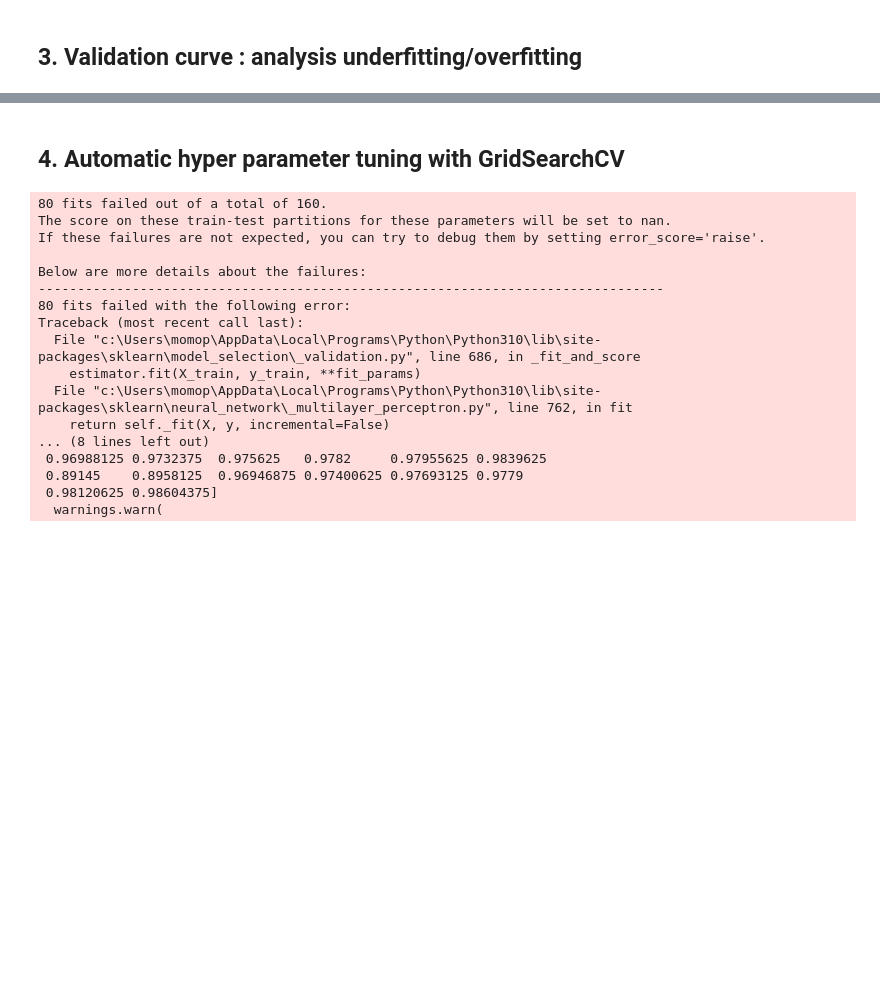
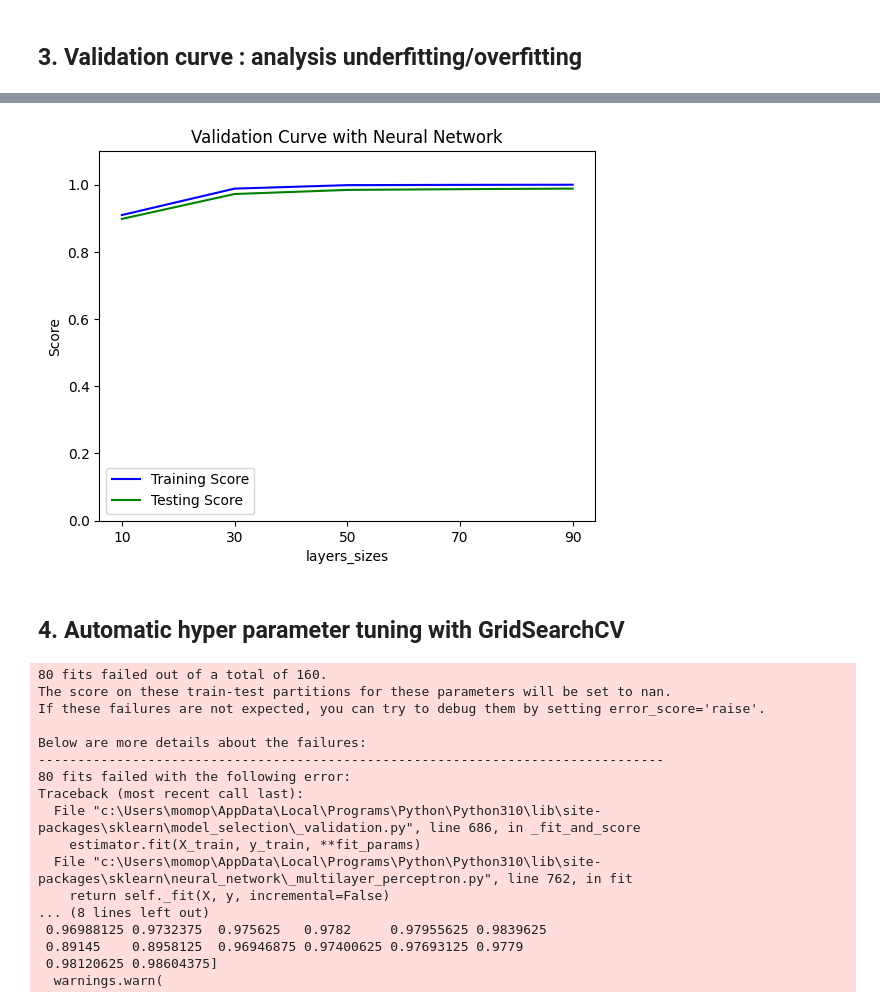
Before and after one commit to Quintus618/Classification-of-bacteria-among-ten-species-using-supervised-learning-techniques, a Jupyter notebook: Bacteria_Classification.ipynb, the cells around one changed output, grey strips where cells are left out. Cells and saved outputs as stored; diff of their text form; code cells hidden in the pictures; blank space fills up the shorter version.

```diff
--- a/Bacteria_Classification.ipynb
+++ b/Bacteria_Classification.ipynb
@@ -515,16 +521,26 @@ train_scores_std_NN = np.std(train_scores_NN, axis=1) # standard deviation of th
 test_scores_mean_NN = np.mean(test_scores_NN, axis=1) # mean of the test scores
 test_scores_std_NN = np.std(test_scores_NN, axis=1) # standard deviation of the test scores
 # %%
-# Plotting of validation curve for neural network on number of hidden layers
-plt.plot(tuple(map(str, param_n_layers)), train_scores_mean_NN,
+param_label = []
+for element in param_layers_sizes:
+    if type(element) is tuple:
+        tup_string = ', '.join([str(value) for value in element])
+    else:
+        tup_string = str(element)
+    param_label.append(tup_string)
+
+# Plotting of validation curve for neural network on size of hidden layers
+plt.plot(param_label, train_scores_mean_NN,
      label = "Training Score", color = 'b')
-plt.plot(tuple(map(str, param_n_layers)), test_scores_mean_NN,
+plt.plot(param_label, test_scores_mean_NN,
    label = "Testing Score", color = 'g')
 
 plt.title("Validation Curve with Neural Network")
-plt.xlabel("n_layers")
+plt.xlabel("layers_sizes")
 plt.ylabel("Score")
 plt.ylim(0.0, 1.1)
 lw = 2
 plt.legend(loc="best")
 plt.show()
+# %% [output]
+[figure, added]
```
Also changed, not shown: parts of 8 cells of this notebook.
